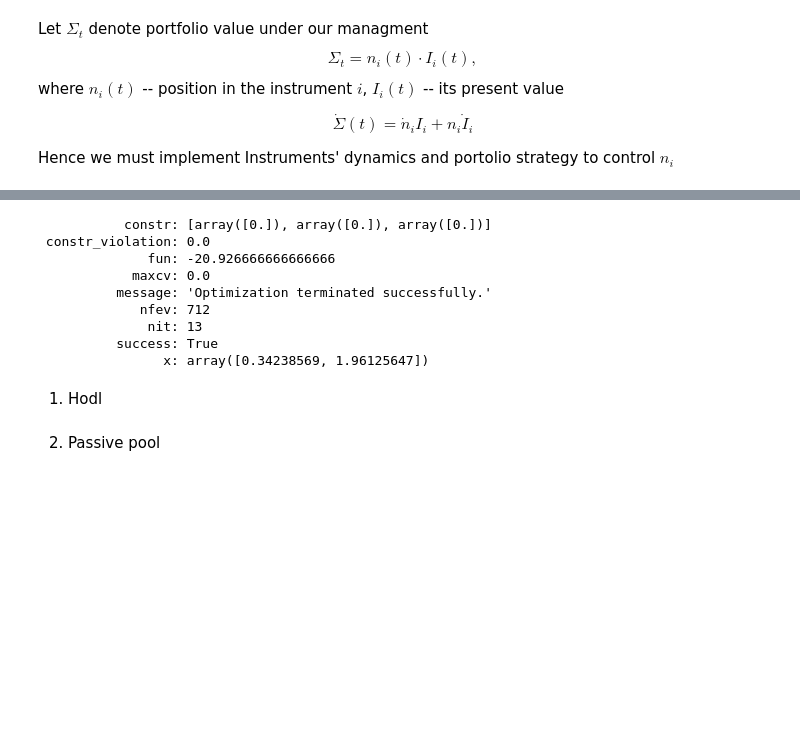
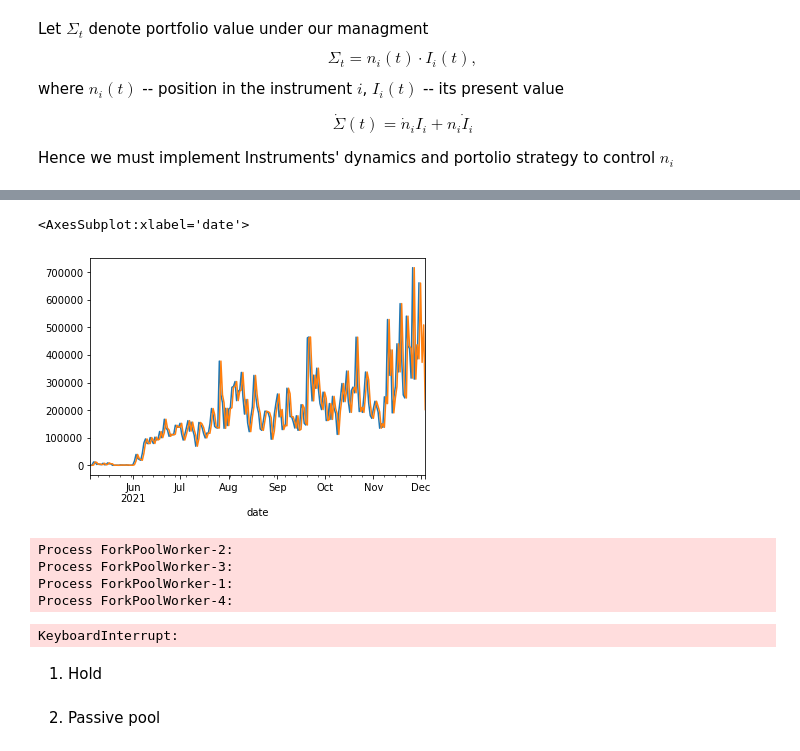
Before and after one commit to Leonardo130709/LPtools, a Jupyter notebook: Exploration.ipynb, the cells around one changed output, grey strips where cells are left out. Drawn from its saved outputs; the diff is of its cells as text; code cells hidden in the pictures; blank space fills up the shorter version.

```diff
--- a/Exploration.ipynb
+++ b/Exploration.ipynb
@@ -29,4 +32,6 @@ a = Adapter(
 #response.to_csv('saved_response.csv')
 # %%
 response = pd.read_csv('saved_response.csv', index_col=0, infer_datetime_format=True)
+response.index = pd.to_datetime(response.index)
+given_data = pd.read_csv('uniswap_usdcweth_0.05.csv', parse_dates=['date'], index_col=0, infer_datetime_format=True)
 init_state = response.iloc[0]
@@ -33,19 +47,22 @@ init_state = response.iloc[0]
+# %%
+given_data.index = given_data.index.ceil('D')
+response.feesUSD.plot()
+given_data.feesUSD.plot()
+# %% [output]
+<AxesSubplot:xlabel='date'>
+[figure, added]
 # %%
 solver = Solver(response)
-results = solver.solve(t = 20,
+results = solver.solve(t = 10,
              delta1=.1, q1=.95,
-             delta2=.2, q2=.95,
-             verbose=False)
+             delta2=.05, q2=.95,
+             verbose=True, maxiter=20)
 
 print(results)
 pl, pu = map(lambda x: x*init_state.token0Price, results.x)
 # %% [output]
-           constr: [array([0.]), array([0.]), array([0.])]
- constr_violation: 0.0
-              fun: -20.926666666666666
-            maxcv: 0.0
-          message: 'Optimization terminated successfully.'
-             nfev: 712
-              nit: 13
-          success: True
-                x: array([0.34238569, 1.96125647])
+Process ForkPoolWorker-2:
+Process ForkPoolWorker-3:
+Process ForkPoolWorker-1:
+Process ForkPoolWorker-4:
+KeyboardInterrupt:
@@ -52,5 +71,5 @@ pl, pu = map(lambda x: x*init_state.token0Price, results.x)
 # %% [markdown]
-1. Hodl
+1. Hold
 # %%
 perpetual = Position(tag='perpet', instrument=Perpetual())
 bond = Position(tag='bond', instrument=Bond(init_state))
```
Also changed, not shown: parts of 20 cells of this notebook, 5 other files.
